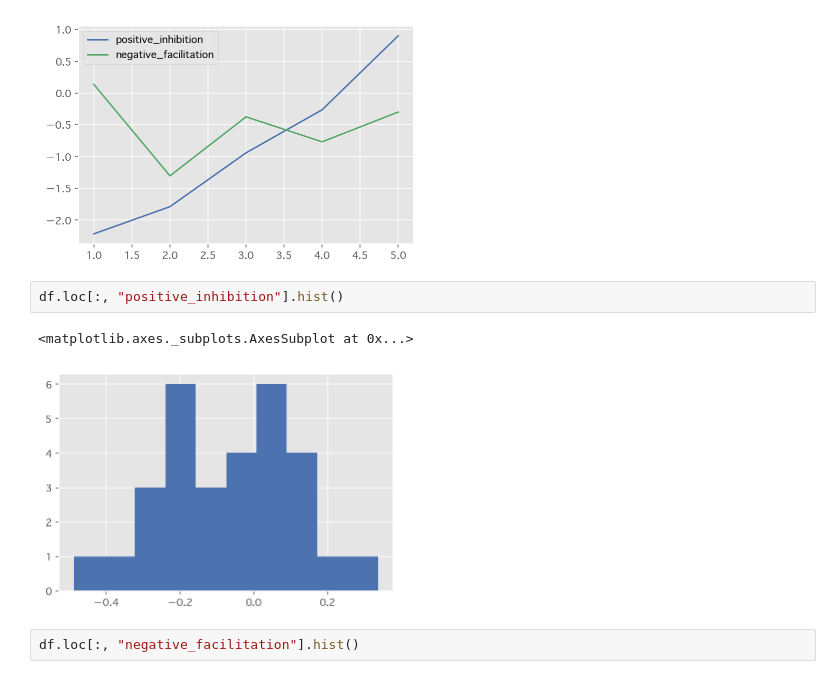
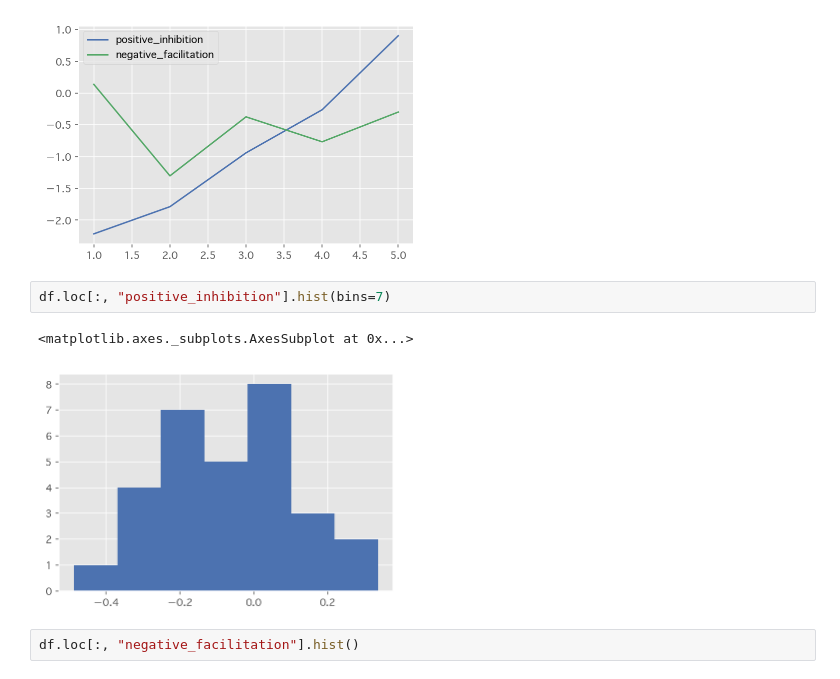
Before and after one commit to hsoccer/baseball, a Jupyter notebook: work/12_3_2-Copy2.ipynb, the cells around one changed output. Drawn from its saved outputs; the diff is of its cells as text.

```diff
--- a/work/12_3_2-Copy2.ipynb
+++ b/work/12_3_2-Copy2.ipynb
@@ -192,10 +192,10 @@ pd.DataFrame([list(order_pos_dict.values()), list(order_neg_dict.values())], ind
 <matplotlib.axes._subplots.AxesSubplot at 0x...>
 [figure]
 # %%
-df.loc[:, "positive_inhibition"].hist()
+df.loc[:, "positive_inhibition"].hist(bins=7)
 # %% [output]
 <matplotlib.axes._subplots.AxesSubplot at 0x...>
-[figure, old version]
+[figure, new version]
 # %%
 df.loc[:, "negative_facilitation"].hist()
 # %% [output]
```
Also changed, not shown: 11 other files.
